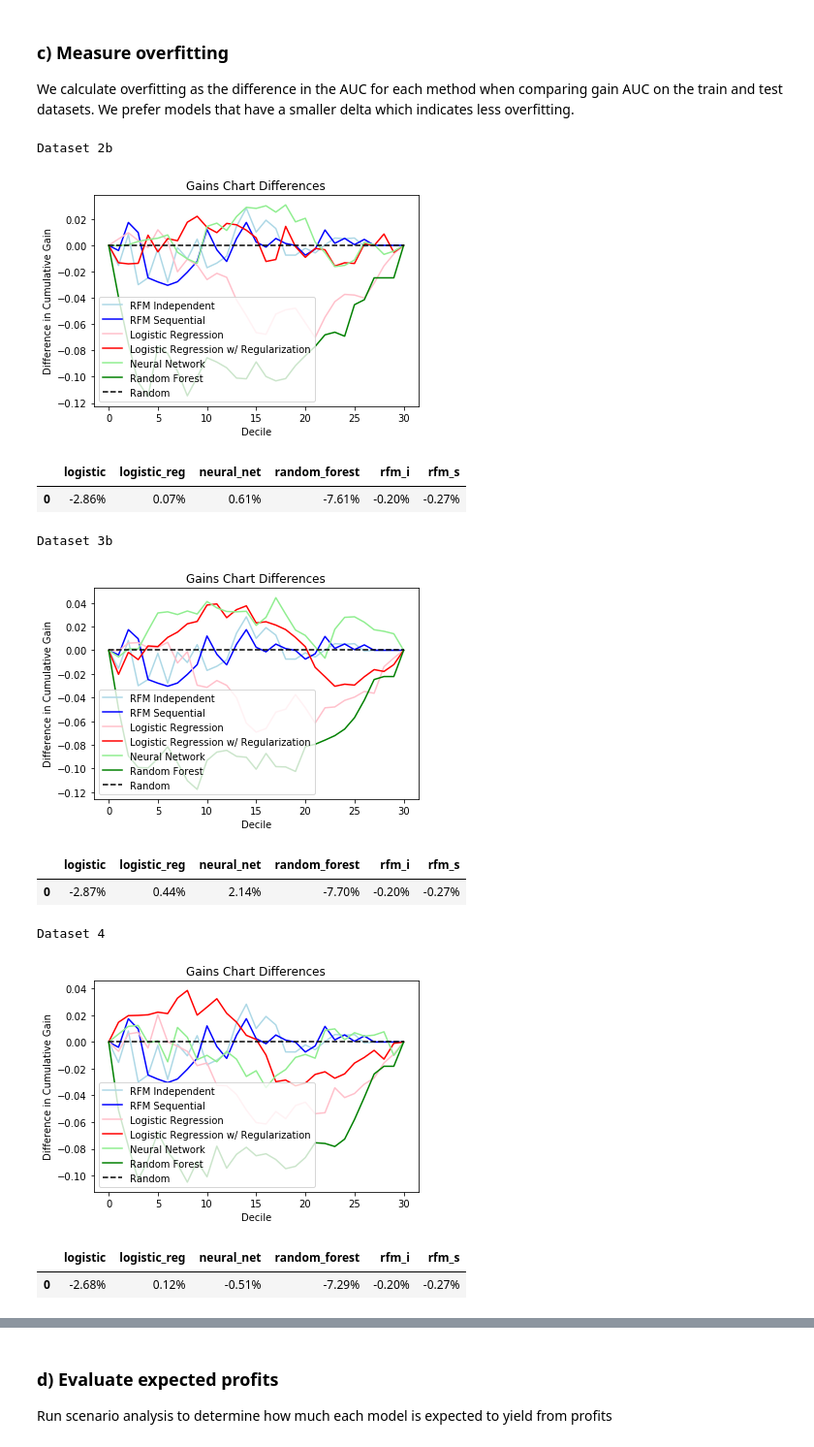
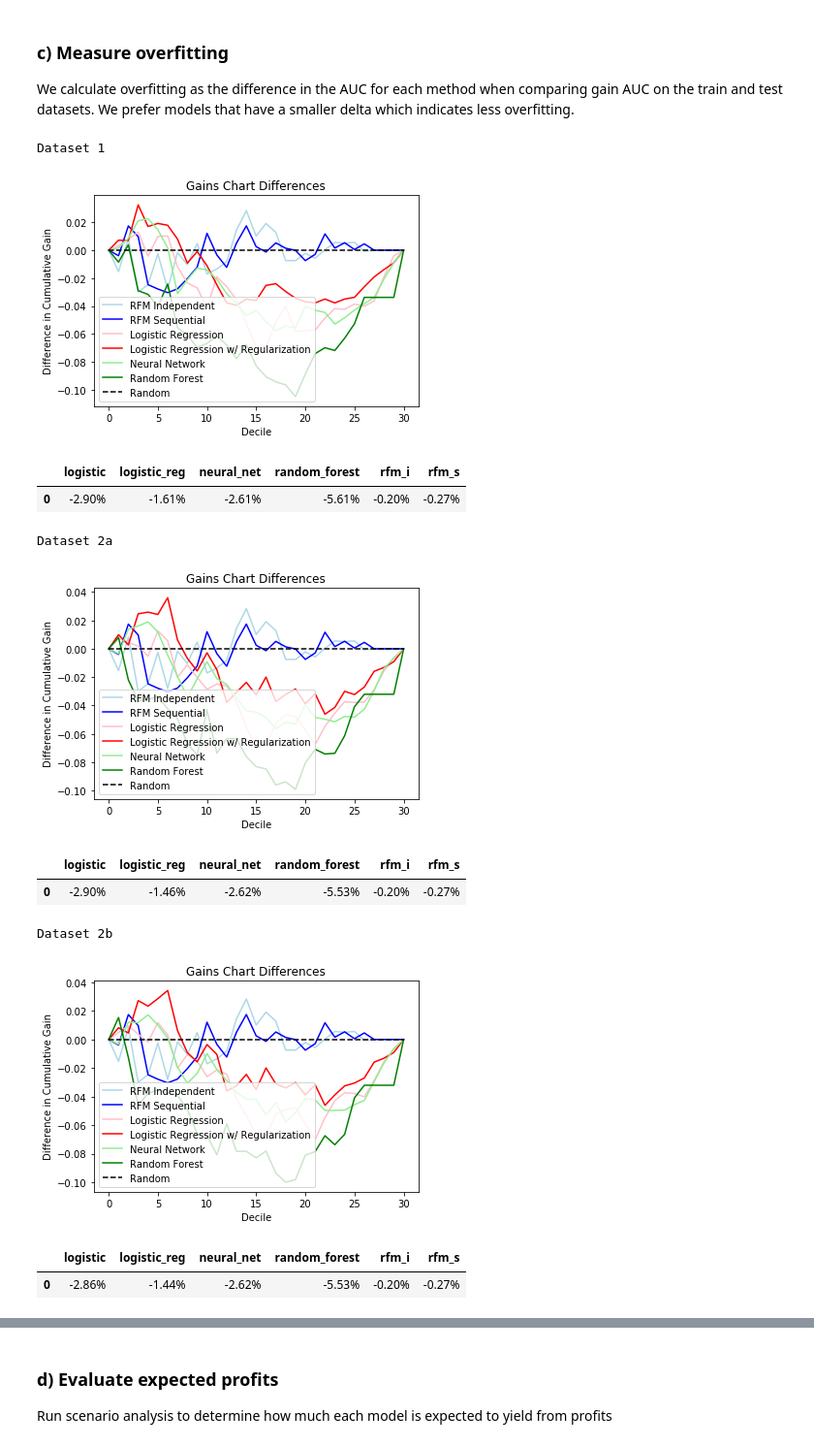
Before and after one commit to adeng/mba263-projects, a Jupyter notebook: Intuit Group Assignment.ipynb, the cells around one changed output, grey strips where cells are left out. Shown at 97% size. Saved outputs shown, nothing was run; the diff lists cells and outputs as text; code cells hidden in the pictures.

Commit message:
Retrain on all datasets

```diff
--- a/Intuit Group Assignment.ipynb
+++ b/Intuit Group Assignment.ipynb
@@ -171,26 +171,26 @@ from sklearn.model_selection import KFold
 # Create a custom scoring function based on expected profit
 def exp_profit_scoring(predictions, actuals):
    exp_profit = 0
-   for i in range(predictions.shape[0]):
+   for i in range(len(predictions)):
       if predictions[i] == 1:
          # Record cost of mailing
          exp_profit -= per_person_mail_cost
 
          # Record exp profit if win
          if actuals.iloc[i] == 1:
-            exp_profit += (per_person_profit / 2) # Halve for conservatism
+            exp_profit += (per_person_profit)
    return exp_profit
 
 # A function to identify the best parameter(s) for a model tested using cross-validation
 def tune_hyperparameters(train_dataset, predict, variables, threshold, param_grid, mod_type):
    # Set up the KFold object
    kf = KFold(n_splits=5, shuffle=True, random_state=0)
+   best_score = -np.inf
 
    # Loop over the parameter grid for logistic regressions and neural networks
    if mod_type == 'logit_reg' or mod_type == 'neural_network':
       for a in param_grid['a']:
          scores = []
-         best_score = -np.inf
 
          # Loop over the cross-validation folds
          for train_index, test_index in kf.split(train_dataset):
@@ -226,7 +226,6 @@ def tune_hyperparameters(train_dataset, predict, variables, threshold, param_gri
       for j in param_grid['trees']:
          for k in param_grid['leaf_nodes']:
             scores = []
-            best_score = -np.inf
 
             # Loop over the cross-validation folds
             for train_index, test_index in kf.split(train_dataset):
@@ -277,7 +276,7 @@ def run_ml_models(dataset, predict, variables, threshold=breakeven_rate):
 
     ### Use a logistic regression with regularization
     ### ------------------------------------------------
-    logit_reg_param_grid = {'a': [0.01, 0.1, 1, 10, 100, 1000]}
+    logit_reg_param_grid = {'a': [0.1, 0.5, 1, 3, 5, 10, 25]}
     best_param_logit_reg = tune_hyperparameters(train, predict, variables, threshold, logit_reg_param_grid, 'logit_reg')
 
     # Use the tuned parameter to predict
@@ -301,7 +300,7 @@ def run_ml_models(dataset, predict, variables, threshold=breakeven_rate):
 
     ### Use a random forest
     ### ------------------------------------------------
-    random_forest_param_grid = {'trees': [100, 300, 500], 'leaf_nodes': [5, 15, 25]}
+    random_forest_param_grid = {'trees': [200, 300, 400], 'leaf_nodes': [3, 5, 7, 10]}
     best_param_rf = tune_hyperparameters(train, predict, variables, threshold, random_forest_param_grid, 'random_forest')
 
     # Used the tuned parameters to predict
@@ -326,10 +325,10 @@ def run_ml_models(dataset, predict, variables, threshold=breakeven_rate):
 Run the ML models
 # %%
 # Create predictions
-# predictions1, actuals1, models1, params1 = run_ml_models(data, "res1", variables1)
-# predictions2a, actuals2a, models2a, params2a = run_ml_models(data, "res1", variables2a)
+predictions1, actuals1, models1, params1 = run_ml_models(data, "res1", variables1)
+predictions2a, actuals2a, models2a, params2a = run_ml_models(data, "res1", variables2a)
 predictions2b, actuals2b, models2b, params2b = run_ml_models(data, "res1", variables2b)
-# predictions3a, actuals3a, models3a, params3a = run_ml_models(data, "res1", variables3a)
+predictions3a, actuals3a, models3a, params3a = run_ml_models(data, "res1", variables3a)
 predictions3b, actuals3b, models3b, params3b = run_ml_models(data, "res1", variables3b)
 predictions4, actuals4, models4, params4 = run_ml_models(data, "res1", variables4)
 # %% [output]
@@ -582,28 +599,28 @@ def calculate_overfitting(predictions, actuals):
     plot_gains_differences(gains_difference)
     display(gains_auc)
 # %%
-# print("Dataset 1")
-# calculate_overfitting(predictions1, actuals1)
-# print("Dataset 2a")
-# calculate_overfitting(predictions2a, actuals2a)
+print("Dataset 1")
+calculate_overfitting(predictions1, actuals1)
+print("Dataset 2a")
+calculate_overfitting(predictions2a, actuals2a)
 print("Dataset 2b")
 calculate_overfitting(predictions2b, actuals2b)
-# print("Dataset 3a")
-# calculate_overfitting(predictions3a, actuals3a)
+print("Dataset 3a")
+calculate_overfitting(predictions3a, actuals3a)
 print("Dataset 3b")
 calculate_overfitting(predictions3b, actuals3b)
 print("Dataset 4")
 calculate_overfitting(predictions4, actuals4)
 # %% [output]
-Dataset 2b
+Dataset 1
-[figure, old version]
+[figure, new version]
 |  | logistic | logistic_reg | neural_net | random_forest | rfm_i | rfm_s |
-| 0 | -2.86% | 0.07% | 0.61% | -7.61% | -0.20% | -0.27% |
+| 0 | -2.90% | -1.61% | -2.61% | -5.61% | -0.20% | -0.27% |
-Dataset 3b
+Dataset 2a
-[figure, old version]
+[figure, new version]
 |  | logistic | logistic_reg | neural_net | random_forest | rfm_i | rfm_s |
-| 0 | -2.87% | 0.44% | 2.14% | -7.70% | -0.20% | -0.27% |
+| 0 | -2.90% | -1.46% | -2.62% | -5.53% | -0.20% | -0.27% |
-Dataset 4
+Dataset 2b
-[figure, old version]
+[figure, new version]
 |  | logistic | logistic_reg | neural_net | random_forest | rfm_i | rfm_s |
-| 0 | -2.68% | 0.12% | -0.51% | -7.29% | -0.20% | -0.27% |
+| 0 | -2.86% | -1.44% | -2.62% | -5.53% | -0.20% | -0.27% |
```
Also changed, not shown: parts of 9 cells of this notebook, 1 other file.
